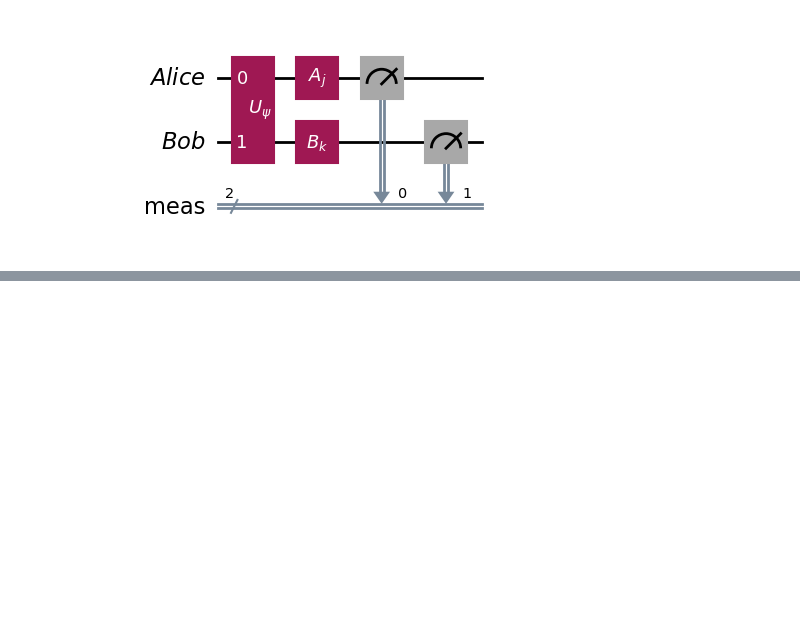
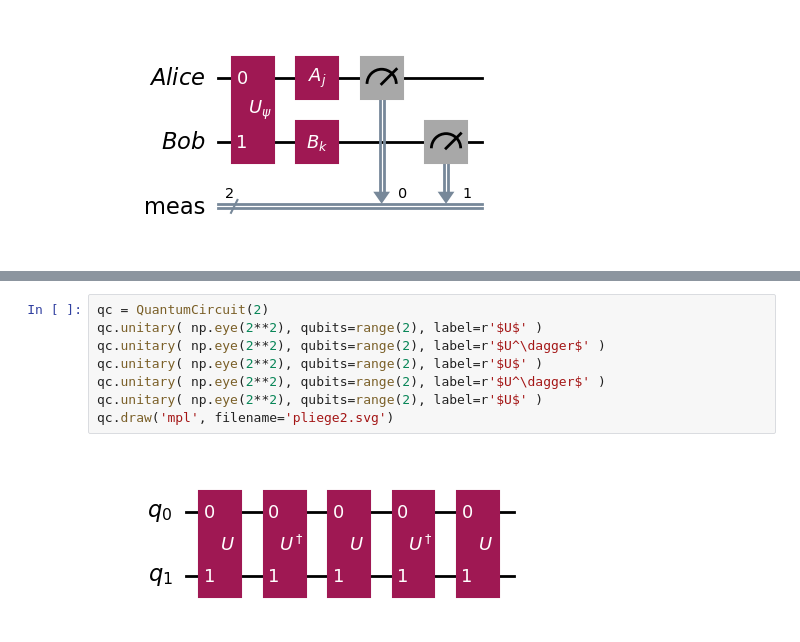
Before and after one commit to LucianoPereiraValenzuela/ECC_2025_testing, a Jupyter notebook: img/figure.ipynb, the cells around one changed output, grey strips where cells are left out. Saved outputs shown, nothing was run; the diff lists cells and outputs as text; blank space fills up the shorter version.

```diff
--- a/img/figure.ipynb
+++ b/img/figure.ipynb
@@ -81,0 +96,10 @@ qc.draw('mpl', plot_barriers=False, filename='Ekert.png' )
+# %%
+qc = QuantumCircuit(2)
+qc.unitary( np.eye(2**2), qubits=range(2), label=r'$U$' )
+qc.unitary( np.eye(2**2), qubits=range(2), label=r'$U^\dagger$' )
+qc.unitary( np.eye(2**2), qubits=range(2), label=r'$U$' )
+qc.unitary( np.eye(2**2), qubits=range(2), label=r'$U^\dagger$' )
+qc.unitary( np.eye(2**2), qubits=range(2), label=r'$U$' )
+qc.draw('mpl', filename='pliege2.svg')
+# %% [output]
+[figure, added]
```
Also changed, not shown: parts of 2 cells of this notebook, 9 other files.
